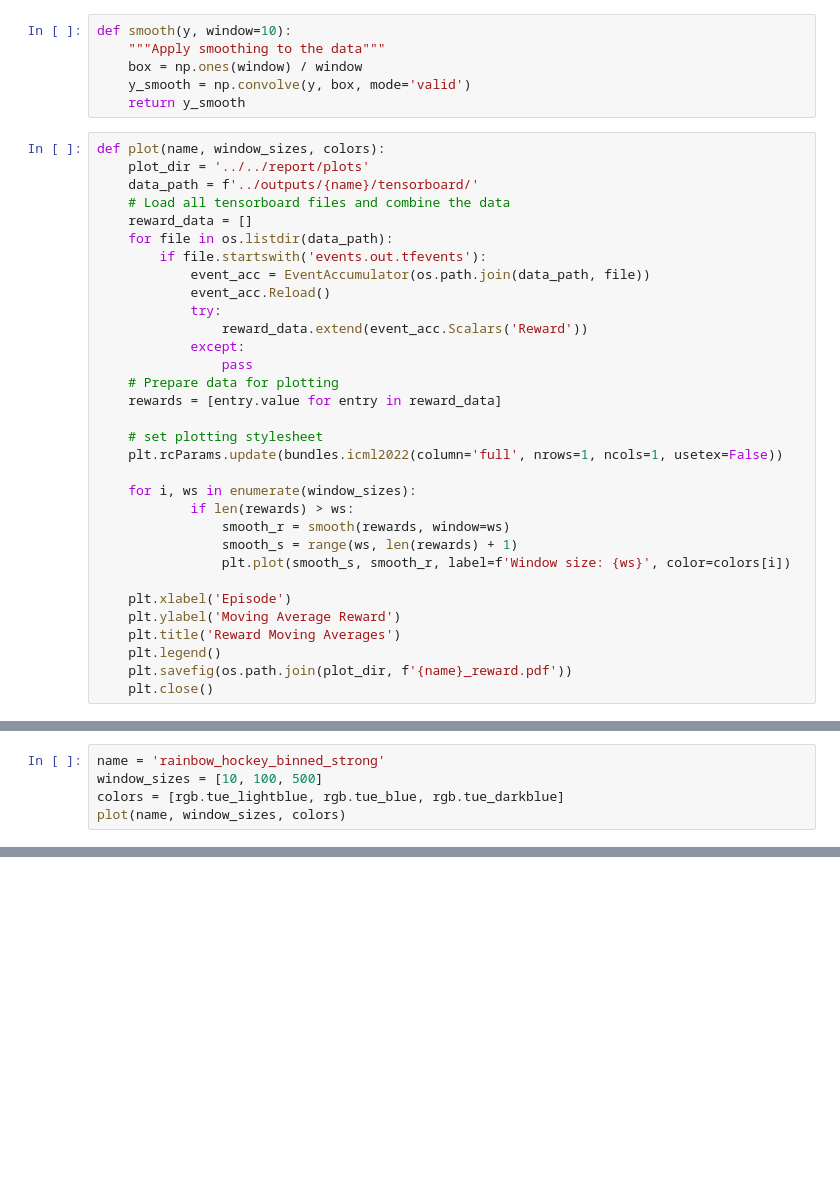
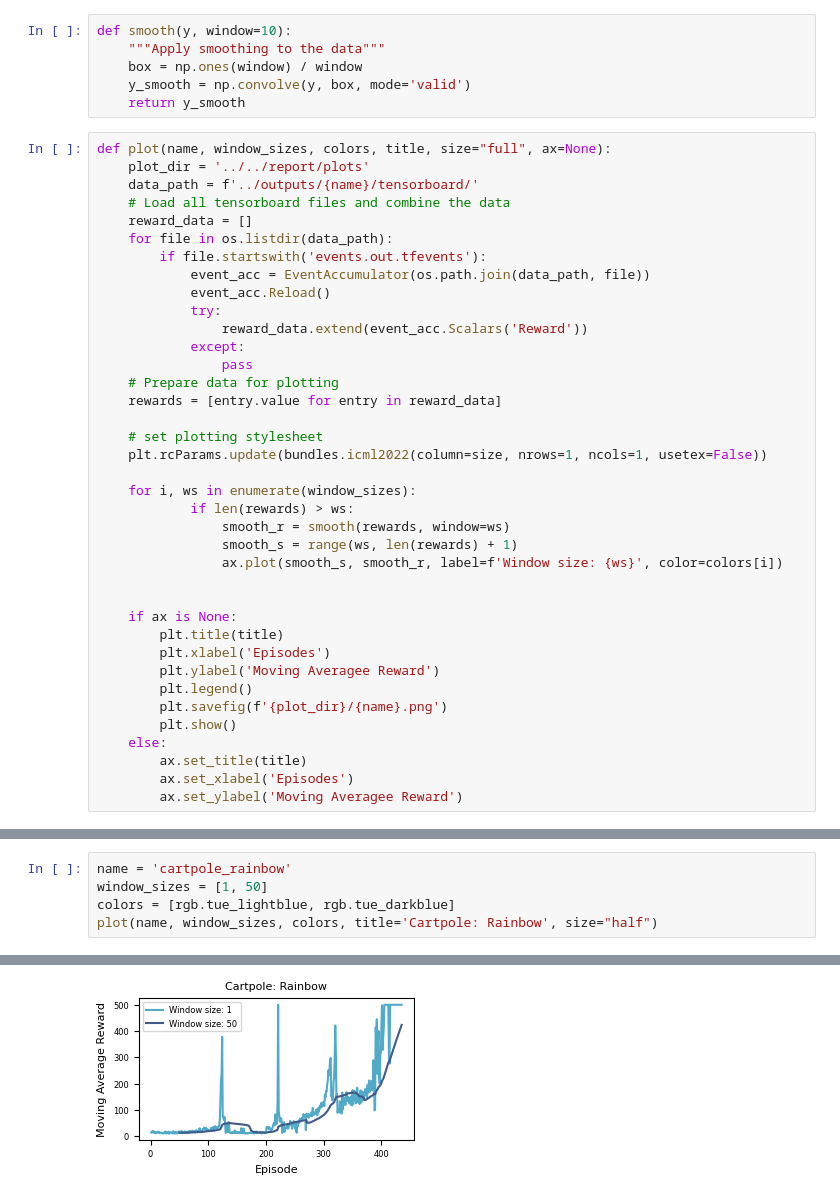
Before and after one commit to Xploeng/HockeyAI, a Jupyter notebook: src/scripts/plotting.ipynb, the cells around one changed output, grey strips where cells are left out. Drawn from its saved outputs; the diff is of its cells as text; blank space fills up the shorter version.

```diff
--- a/src/scripts/plotting.ipynb
+++ b/src/scripts/plotting.ipynb
@@ -16,7 +16,7 @@ def smooth(y, window=10):
     y_smooth = np.convolve(y, box, mode='valid')
     return y_smooth
 # %%
-def plot(name, window_sizes, colors):
+def plot(name, window_sizes, colors, title, size="full", ax=None):
     plot_dir = '../../report/plots'
     data_path = f'../outputs/{name}/tensorboard/'
     # Load all tensorboard files and combine the data
@@ -33,17 +33,23 @@ def plot(name, window_sizes, colors):
     rewards = [entry.value for entry in reward_data]
 
     # set plotting stylesheet
-    plt.rcParams.update(bundles.icml2022(column='full', nrows=1, ncols=1, usetex=False))
+    plt.rcParams.update(bundles.icml2022(column=size, nrows=1, ncols=1, usetex=False))
 
     for i, ws in enumerate(window_sizes):
             if len(rewards) > ws:
                 smooth_r = smooth(rewards, window=ws)
                 smooth_s = range(ws, len(rewards) + 1)
-                plt.plot(smooth_s, smooth_r, label=f'Window size: {ws}', color=colors[i])
+                ax.plot(smooth_s, smooth_r, label=f'Window size: {ws}', color=colors[i])
 
-    plt.xlabel('Episode')
-    plt.ylabel('Moving Average Reward')
-    plt.title('Reward Moving Averages')
-    plt.legend()
-    plt.savefig(os.path.join(plot_dir, f'{name}_reward.pdf'))
-    plt.close()
+
+    if ax is None:
+        plt.title(title)
+        plt.xlabel('Episodes')
+        plt.ylabel('Moving Averagee Reward')
+        plt.legend()
+        plt.savefig(f'{plot_dir}/{name}.png')
+        plt.show()
+    else:
+        ax.set_title(title)
+        ax.set_xlabel('Episodes')
+        ax.set_ylabel('Moving Averagee Reward')
@@ -50,8 +104,8 @@ def plot(name, window_sizes, colors):
 # %%
-name = 'rainbow_hockey_binned_strong'
-window_sizes = [10, 100, 500]
-colors = [rgb.tue_lightblue, rgb.tue_blue, rgb.tue_darkblue]
-plot(name, window_sizes, colors)
+name = 'cartpole_rainbow'
+window_sizes = [1, 50]
+colors = [rgb.tue_lightblue, rgb.tue_darkblue]
+plot(name, window_sizes, colors, title='Cartpole: Rainbow', size="half")
 # %% [output]
 findfont: Generic family 'serif' not found because none of the following families were found: Times
 findfont: Generic family 'serif' not found because none of the following families were found: Times
@@ -69,4 +123,5 @@ findfont: Generic family 'serif' not found because none of the following familie
 findfont: Generic family 'serif' not found because none of the following families were found: Times
 findfont: Generic family 'serif' not found because none of the following families were found: Times
 findfont: Generic family 'serif' not found because none of the following families were found: Times
 findfont: Generic family 'serif' not found because none of the following families were found: Times
+[figure, added]
```
Also changed, not shown: parts of 5 cells of this notebook, 1 other file.
